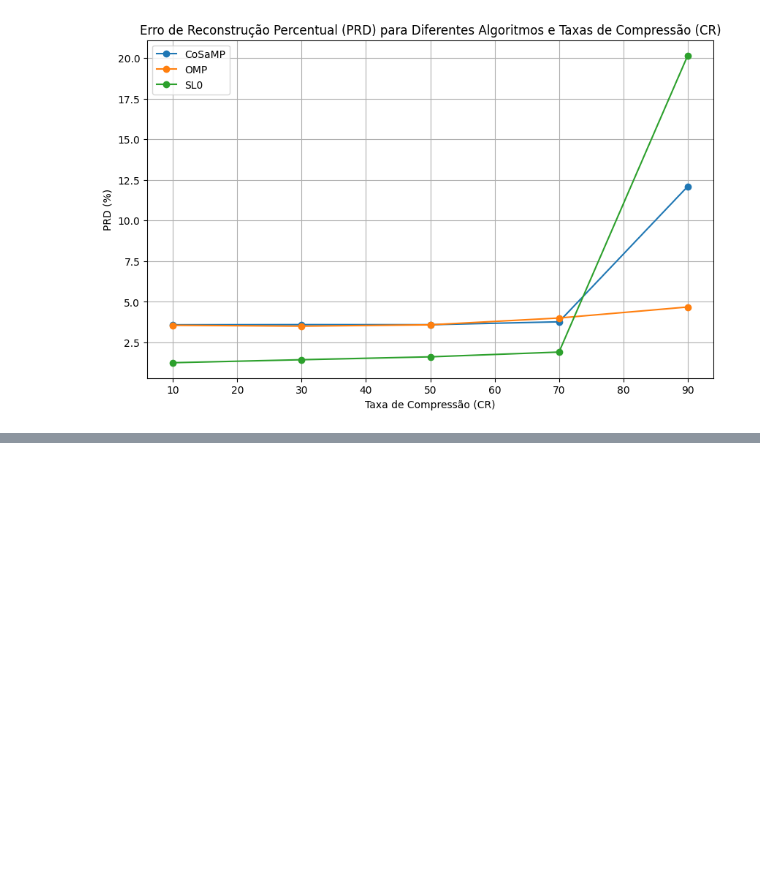
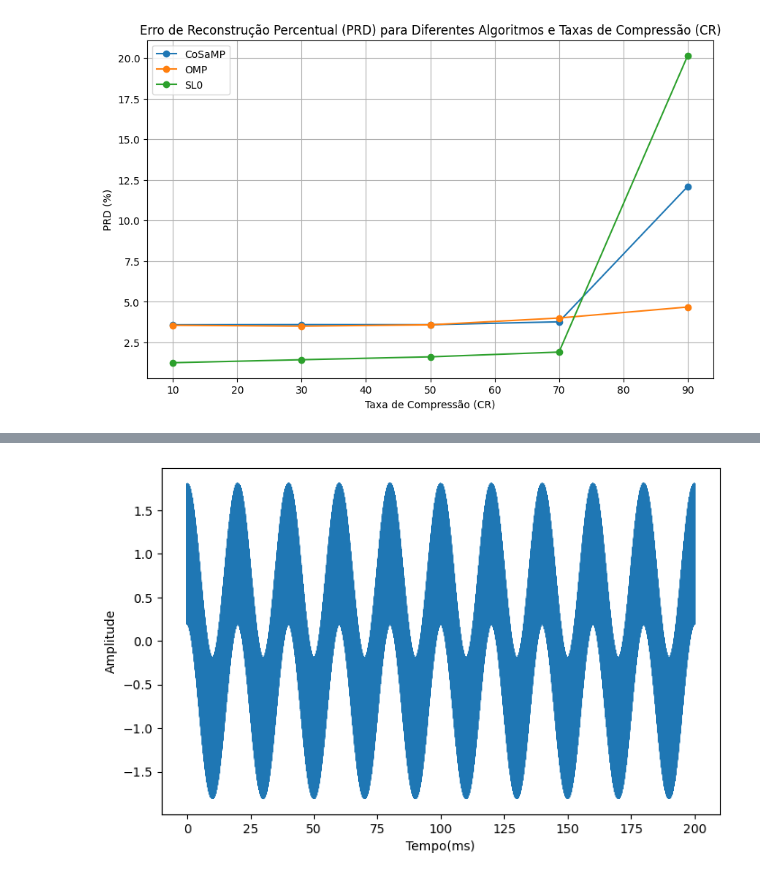
Before and after one commit to AugustoBonifacio001/AugustoBonifacio001, a Jupyter notebook: iteração_com_cálculos_do_PRD.ipynb, the cells around one changed output, grey strips where cells are left out. Saved outputs shown, nothing was run; the diff lists cells and outputs as text; code cells hidden in the pictures; blank space fills up the shorter version.

```diff
--- a/iteração_com_cálculos_do_PRD.ipynb
+++ b/iteração_com_cálculos_do_PRD.ipynb
@@ -204,0 +242,52 @@ plt.show()
+# %%
+import numpy as np
+
+def gera_suprahar(SNRdb, FreqFund, Vm1, Npc):
+  Nc= 10
+  Npt = Nc*Npc
+  Fs = Npc*FreqFund
+  T = 1/Fs
+
+  t= np.arange(0, Npt)*T
+
+  Ps = ((Vm1)**2)/2
+  Pr = Ps/(10**(SNRdb/10))
+
+  desvio = np.sqrt(Pr)
+  R = np.random.normal(0, desvio, Npt)
+  R = R - np.mean(R)
+
+  x1 = Vm1*np.sin(2*np.pi*FreqFund*t + np.pi/2)
+
+  xIn = x1 + R
+
+  amp1 = 0.8
+  fsupra = 31e3
+  sh1 = amp1*np.sin(2*np.pi*fsupra*t)
+
+  sh = sh1#sinal contaminado
+
+  sinal = xIn + sh
+  return sinal, sh
+
+#parâmetros:
+
+SNRdb = 50
+FreqFund = 50
+Vm1 = 1
+Npc = 20480
+
+sinal, sh = gera_suprahar(SNRdb, FreqFund, Vm1, Npc)
+
+#plotagem:
+
+import matplotlib.pyplot as plt
+plt.figure(figsize=(8,5))
+
+plt.plot(t*1000, sinal)
+
+plt.xlabel("Tempo(ms)")
+plt.ylabel("Amplitude")
+plt.show()
+# %% [output]
+[figure, added]
```
Also changed, not shown: parts of 2 cells of this notebook.
